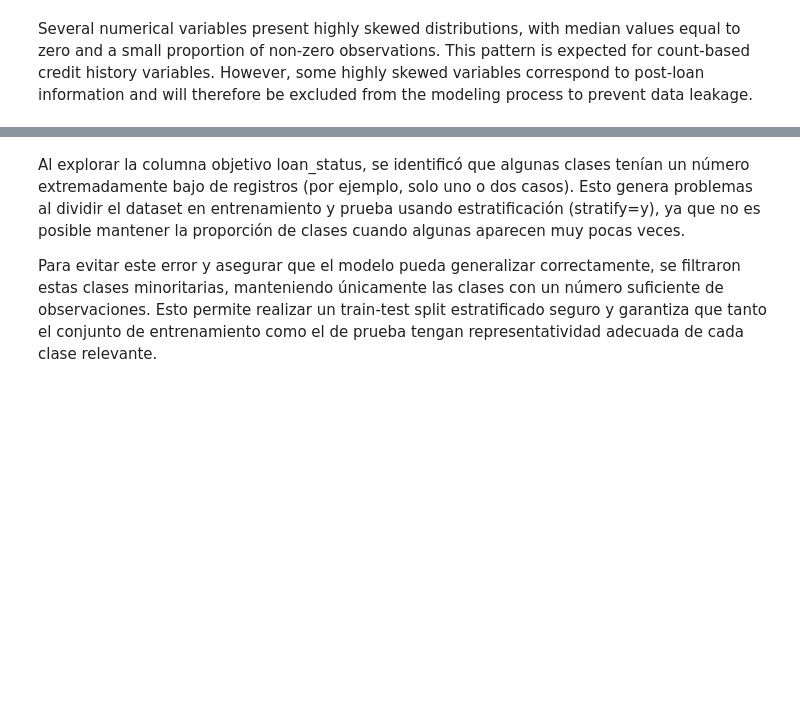
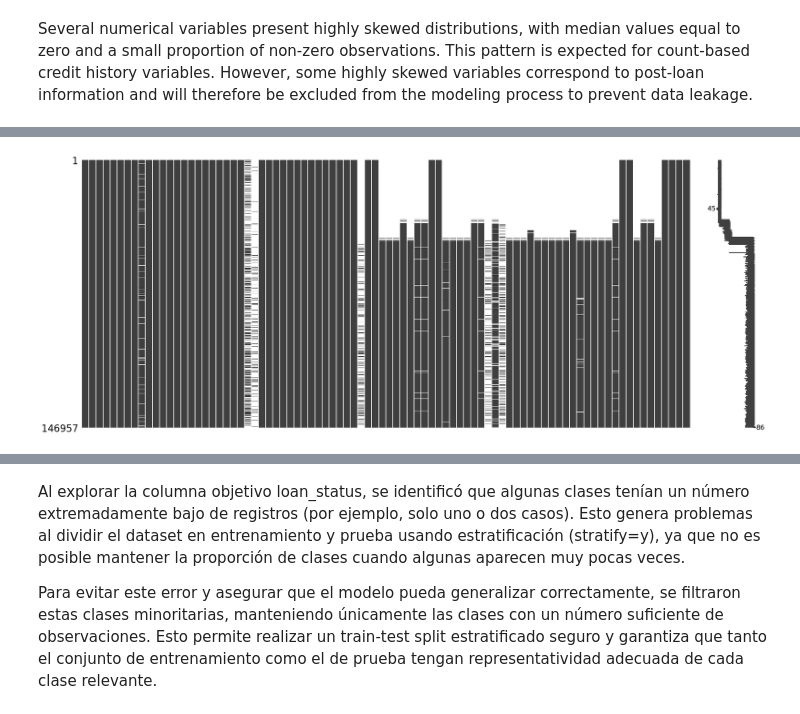
Before and after one commit to 4GeeksAcademy/final_project_creditscoring, a Jupyter notebook: notebooks/EDA.ipynb, the cells around one changed output, grey strips where cells are left out. Drawn from its saved outputs; the diff is of its cells as text; code cells hidden in the pictures; blank space fills up the shorter version.

```diff
--- a/notebooks/EDA.ipynb
+++ b/notebooks/EDA.ipynb
@@ -805,0 +912,5 @@ df = df.drop(columns=cols_to_drop)
+# %%
+msno.matrix(df_model)
+plt.show()
+# %% [output]
+[figure, added]
```
Also changed, not shown: parts of 78 cells of this notebook.
